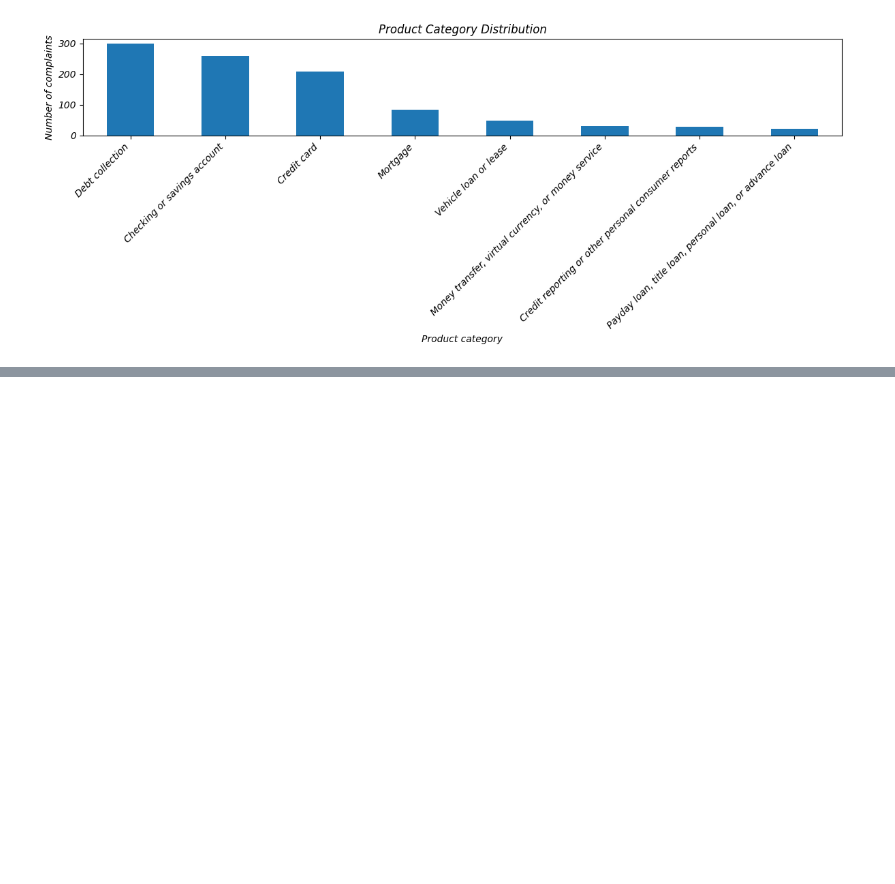
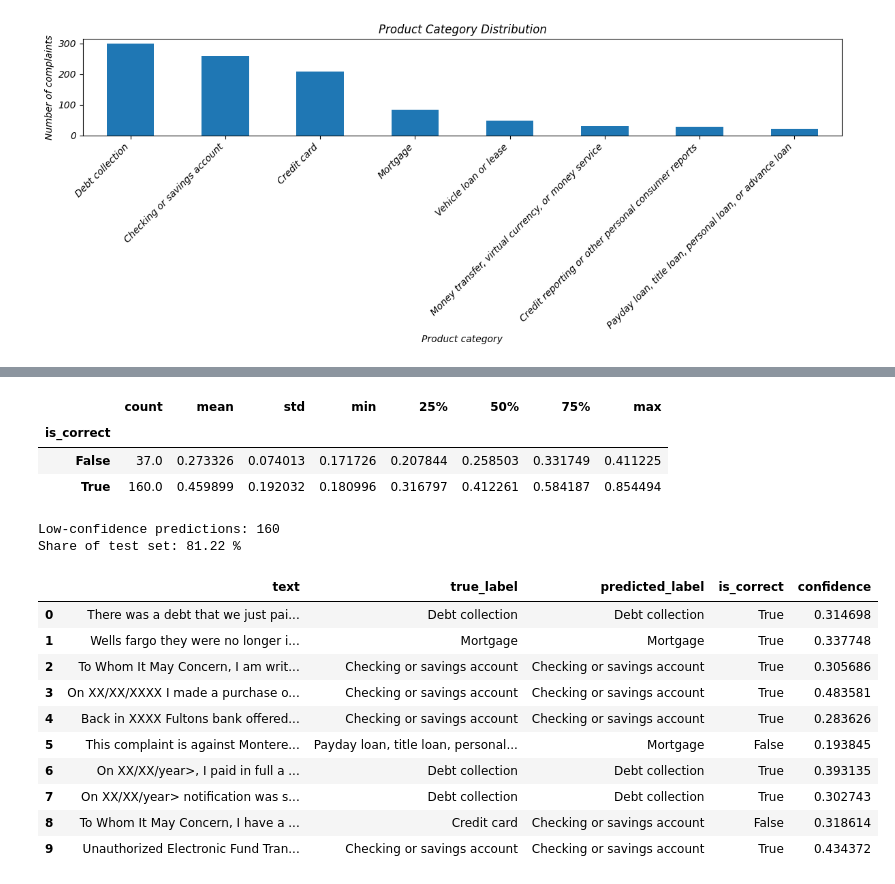
Before and after one commit to ozzy2438/Complaint-Intelligence-Platform-PII-Safe-Classification-RAG-Assistant-for-Financial-Complaints, a Jupyter notebook: complaint-intelligence-platform/notebooks/03_baseline_classification.ipynb, the cells around one changed output, grey strips where cells are left out. Drawn from its saved outputs; the diff is of its cells as text; code cells hidden in the pictures; blank space fills up the shorter version.

```diff
--- a/complaint-intelligence-platform/notebooks/03_baseline_classification.ipynb
+++ b/complaint-intelligence-platform/notebooks/03_baseline_classification.ipynb
@@ -141,0 +463,8 @@ plt.show()
+# %%
+y_proba = baseline_model.predict_proba(X_test_tfidf)
+
+max_proba = y_proba.max(axis=1)
+
+error_analysis_df["confidence"] = max_proba
+
+error_analysis_df[["text", "true_label", "predicted_label", "is_correct", "confidence"]].head()
@@ -141,0 +478,34 @@ plt.show()
+# %%
+confidence_summary = (
+    error_analysis_df
+    .groupby("is_correct")["confidence"]
+    .describe()
+)
+
+confidence_summary
+# %% [output]
+|  | count | mean | std | min | 25% | 50% | 75% | max |
+| is_correct |  |  |  |  |  |  |  |  |
+| False | 37.0 | 0.273326 | 0.074013 | 0.171726 | 0.207844 | 0.258503 | 0.331749 | 0.411225 |
+| True | 160.0 | 0.459899 | 0.192032 | 0.180996 | 0.316797 | 0.412261 | 0.584187 | 0.854494 |
+# %%
+low_confidence_df = error_analysis_df[error_analysis_df["confidence"] < 0.60].copy()
+
+print("Low-confidence predictions:", len(low_confidence_df))
+print("Share of test set:", round(len(low_confidence_df) / len(error_analysis_df) * 100, 2), "%")
+
+low_confidence_df[["text", "true_label", "predicted_label", "is_correct", "confidence"]].head(10)
+# %% [output]
+Low-confidence predictions: 160
+Share of test set: 81.22 %
+|  | text | true_label | predicted_label | is_correct | confidence |
+| 0 | There was a debt that we just pai... | Debt collection | Debt collection | True | 0.314698 |
+| 1 | Wells fargo they were no longer i... | Mortgage | Mortgage | True | 0.337748 |
+| 2 | To Whom It May Concern, I am writ... | Checking or savings account | Checking or savings account | True | 0.305686 |
+| 3 | On XX/XX/XXXX I made a purchase o... | Checking or savings account | Checking or savings account | True | 0.483581 |
+| 4 | Back in XXXX Fultons bank offered... | Checking or savings account | Checking or savings account | True | 0.283626 |
+| 5 | This complaint is against Montere... | Payday loan, title loan, personal... | Mortgage | False | 0.193845 |
+| 6 | On XX/XX/year>, I paid in full a ... | Debt collection | Debt collection | True | 0.393135 |
+| 7 | On XX/XX/year> notification was s... | Debt collection | Debt collection | True | 0.302743 |
+| 8 | To Whom It May Concern, I have a ... | Credit card | Checking or savings account | False | 0.318614 |
+| 9 | Unauthorized Electronic Fund Tran... | Checking or savings account | Checking or savings account | True | 0.434372 |
```
Also changed, not shown: parts of 23 cells of this notebook, 4 other files.
